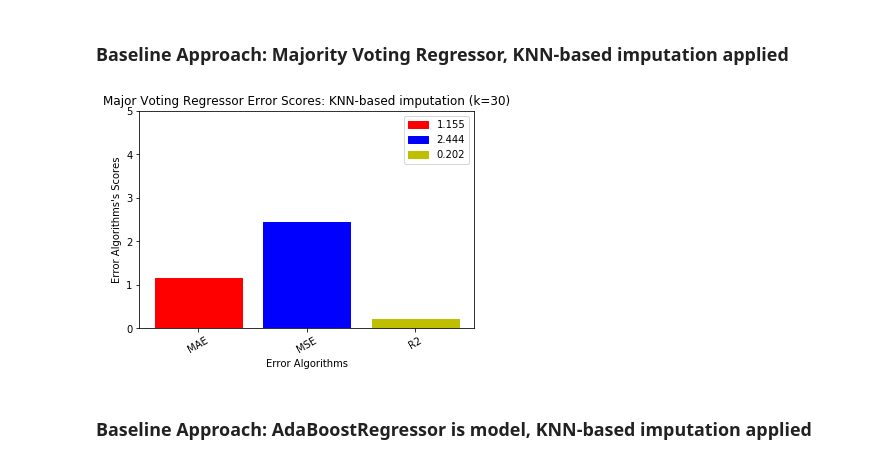
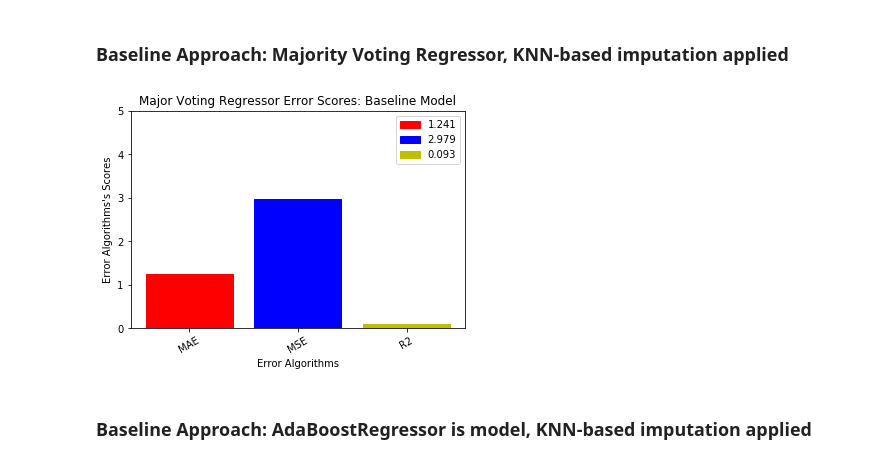
Before and after one commit to ali0jn/Algology, a Jupyter notebook: Data Analysis.ipynb, the cells around one changed output. Cells and saved outputs as stored; diff of their text form; code cells hidden in the pictures.

```diff
--- a/Data Analysis.ipynb
+++ b/Data Analysis.ipynb
@@ -28,3 +18,14 @@ imputed_y = abs(imputed_y[:,0] - imputed_y[:,1])
+# %%
+df = pd.read_excel('dataset(column duplication app, version.alireza).xls')
+numerical_data = df[['Age','Height','Weight','Pain Level - Initial','Pain Level - After 1 hour','Time','Radiation Dose','Citanest % 2 (cc)','Bupivakain % 5 (cc)','Steroid (mg)','Iohexol 300 mg/ml (cc)']]
+categorical_data = df[['Gender', 'Diagnosis_1', 'Diagnosis_2', 'R/L_1', 'R/L_2', 'Procedure_1', 'Procedure_2', 'Approach_1', 'Approach_2']]
+imputed_numerical = fast_knn(numerical_data, k=30)
+imputed_categorical = knn_impute(categorical_data, categorical_data, 30, 'mode', categorical_distance='hamming', missing_neighbors_threshold=0.8)
+X = np.array(imputed_numerical.drop(4, 1))
+y = np.array(abs(imputed_numerical[3] - imputed_numerical[4]))
+categorical_cols = pd.get_dummies(categorical_data).columns
+encoder = OneHotEncoder()
+encoded_categorical = (encoder.fit_transform(categorical_data)).toarray()
 # %%
 def plotErrorScores(error1, error2, error3, filename, title):
     labels = ['MAE', 'MSE', 'R2']
@@ -44,12 +43,10 @@ def plotErrorScores(error1, error2, error3, filename, title):
 # %%
-X = np.array(X)
-X[np.isnan(X)] = 0.0
-y[np.isnan(y)] = 0.0
-pipe_lr = make_pipeline(StandardScaler(), LinearRegression(n_jobs=-1))
-X_train, X_test, y_train, y_test = train_test_split(X, y, random_state=0, stratify=y, test_size=0.3)
-pipe_lr.fit(X_train, y_train)
-y_pred = pipe_lr.predict(X_test)
-mae = round(mean_absolute_error(y_test, y_pred),3)
-mse = round(mean_squared_error(y_test, y_pred),3)
-r2 = round(r2_score(y_test, y_pred),3)
-plotErrorScores(mae, mse, r2, 'LinearRegression error scores (baseline app, nan replaced by 0)', 'Linear Regression Error Scores: NaN replaced by Zero')
+def plot_baseline(model, filename, title):
+    X_train, X_test, y_train, y_test = train_test_split(X, y, random_state=0, test_size=0.3)
+    pipe = make_pipeline(StandardScaler(), model)
+    pipe.fit(X_train, y_train)
+    y_pred = pipe.predict(X_test)
+    mae = round(mean_absolute_error(y_test, y_pred),3)
+    mse = round(mean_squared_error(y_test, y_pred),3)
+    r2 = round(r2_score(y_test, y_pred),3)
+    plotErrorScores(mae, mse, r2, filename, title)
@@ -131,17 +89,12 @@ plotErrorScores(mae, mse, r2, 'SGD, error scores (baseline app, knn imputation)'
 # %% [markdown]
 ### Baseline Approach: Majority Voting Regressor, KNN-based imputation applied
 # %%
-pipe1 = Pipeline([['sc', StandardScaler()], ['clf', LinearRegression()]])
+pipe1 = make_pipeline(StandardScaler(), LinearRegression())
 clf2 = DecisionTreeRegressor(random_state=0)
-pipe3 = Pipeline([['sc', StandardScaler()], ['clf', KNeighborsRegressor(n_jobs=-1)]])
+pipe3 = make_pipeline(StandardScaler(), KNeighborsRegressor(n_jobs=-1))
 mjvoting = VotingRegressor(estimators=[('lr',pipe1), ('dt',clf2), ('knn',pipe3)], n_jobs=-1)
-mjvoting.fit(X_train, y_train)
-y_pred = mjvoting.predict(X_test)
-mae = round(mean_absolute_error(y_test, y_pred),3)
-mse = round(mean_squared_error(y_test, y_pred),3)
-r2 = round(r2_score(y_test, y_pred),3)
-plotErrorScores(mae, mse, r2, 'majority voting, error scores (baseline app, knn imputation)', 'Major Voting Regressor Error Scores: KNN-based imputation (k=30)')
+plot_baseline(mjvoting, 'majority voting, error scores (baseline model)', 'Major Voting Regressor Error Scores: Baseline Model')
 # %% [output]
-[figure, old version]
+[figure, new version]
 # %% [markdown]
 ### Baseline Approach: AdaBoostRegressor is model, KNN-based imputation applied
```
Also changed, not shown: parts of 34 cells of this notebook, 30 other files.
